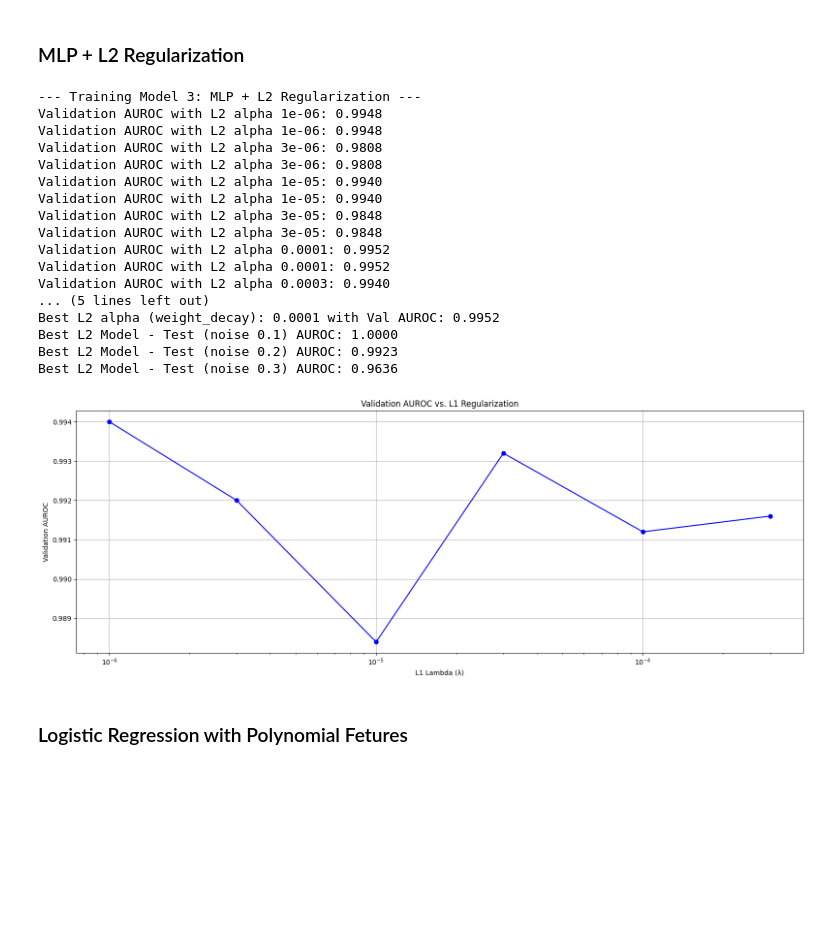
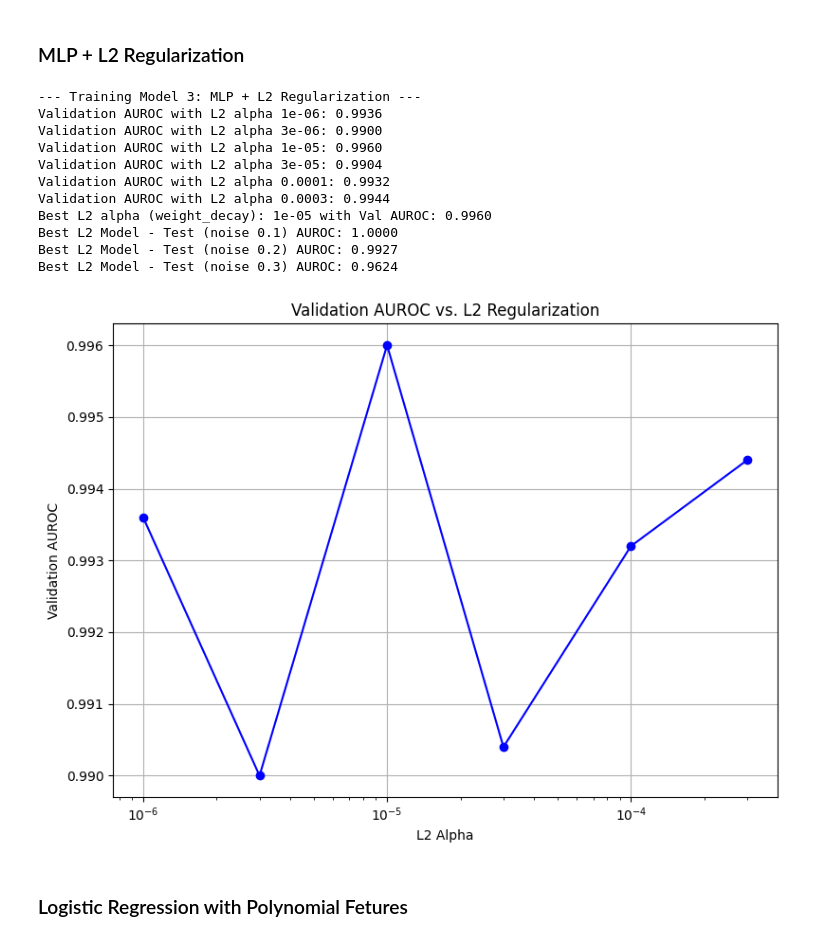
Before and after one commit to jsmaskeen/ES335-Assignment3, a Jupyter notebook: Task 2/two_moons.ipynb.ipynb, the cells around one changed output. Saved outputs shown, nothing was run; the diff lists cells and outputs as text; code cells hidden in the pictures; blank space fills up the shorter version.

```diff
--- a/Task 2/two_moons.ipynb.ipynb
+++ b/Task 2/two_moons.ipynb.ipynb
@@ -254,7 +254,7 @@ def train_network(model, X_train, y_train, X_val, y_val,
                   optimizer, criterion,
                   n_epochs=1000,
                   early_stopping_patience=None,
-                  l1_lambda=0.0):
+                  l1_lambda=0.0, l2_lambda=0.0):
 
     best_val_loss = float('inf')
     epochs_no_improve = 0
@@ -271,6 +271,10 @@ def train_network(model, X_train, y_train, X_val, y_val,
         if l1_lambda > 0:
             l1_norm = sum(p.abs().sum() for p in model.parameters())
             loss += l1_lambda * l1_norm
+
+        if l2_lambda > 0:
+            l2_norm = sum((p**2).sum() for p in model.parameters())
+            loss += l2_lambda * l2_norm
 
         # Backward and optimize
         optimizer.zero_grad()
@@ -459,7 +462,7 @@ best_l2_alpha = None
 for alpha in l2_alphas:
     model_l2 = SimpleMLP()
     # Add L2 penalty via weight_decay
-    optimizer_l2 = optim.Adam(model_l2.parameters(), lr=0.01, weight_decay=alpha)
+    optimizer_l2 = optim.Adam(model_l2.parameters(), lr=0.01)
     criterion = nn.BCEWithLogitsLoss()
 
     # print(f"Training with L2 alpha = {alpha}")
@@ -470,61 +473,56 @@ for alpha in l2_alphas:
         X_val=X_val_t, y_val=y_val_t,
         optimizer=optimizer_l2,
         criterion=criterion,
-        n_epochs=2000
+        n_epochs=2000,
+        l2_lambda=alpha
     )
 
     val_auroc = get_auroc(model_l2, X_val_t, y_val_t)
     print(f"Validation AUROC with L2 alpha {alpha}: {val_auroc:.4f}")
     val_aurocs_l2.append(val_auroc)
 
     if val_auroc > best_l2_auroc:
         best_l2_auroc = val_auroc
         best_l2_model = model_l2 # Save the model object
         best_l2_alpha = alpha
 
 print(f"Best L2 alpha (weight_decay): {best_l2_alpha} with Val AUROC: {best_l2_auroc:.4f}")
 
 # Report robustness of the best L2 model
 auroc_l2_test1 = get_auroc(best_l2_model, X_test_01_t, y_test_01_t)
 auroc_l2_test2 = get_auroc(best_l2_model, X_test_02_t, y_test_02_t)
 auroc_l2_test3 = get_auroc(best_l2_model, X_test_03_t, y_test_03_t)
 print(f"Best L2 Model - Test (noise 0.1) AUROC: {auroc_l2_test1:.4f}")
 print(f"Best L2 Model - Test (noise 0.2) AUROC: {auroc_l2_test2:.4f}")
 print(f"Best L2 Model - Test (noise 0.3) AUROC: {auroc_l2_test3:.4f}")
 
-# Plotting the results for L1
-fig, (ax1) = plt.subplots(1, 1, figsize=(16, 6))
+# Plotting the results for L2
+fig, (ax1) = plt.subplots(1, 1, figsize=(8, 6))
 
-# Plot Validation AUROC vs. Lambda
-ax1.plot(l1_lambdas, val_aurocs_l1, 'bo-')
+# Plot Validation AUROC vs. Alpha
+ax1.plot(l2_alphas, val_aurocs_l2, 'bo-')
 ax1.set_xscale('log')
-ax1.set_xlabel('L1 Lambda (λ)')
+ax1.set_xlabel('L2 Alpha')
 ax1.set_ylabel('Validation AUROC')
-ax1.set_title('Validation AUROC vs. L1 Regularization')
+ax1.set_title('Validation AUROC vs. L2 Regularization')
 ax1.grid(True)
 
 
 plt.tight_layout()
 plt.show()
 # %% [output]
 --- Training Model 3: MLP + L2 Regularization ---
-Validation AUROC with L2 alpha 1e-06: 0.9948
-Validation AUROC with L2 alpha 1e-06: 0.9948
-Validation AUROC with L2 alpha 3e-06: 0.9808
-Validation AUROC with L2 alpha 3e-06: 0.9808
-Validation AUROC with L2 alpha 1e-05: 0.9940
-Validation AUROC with L2 alpha 1e-05: 0.9940
-Validation AUROC with L2 alpha 3e-05: 0.9848
-Validation AUROC with L2 alpha 3e-05: 0.9848
-Validation AUROC with L2 alpha 0.0001: 0.9952
-Validation AUROC with L2 alpha 0.0001: 0.9952
-Validation AUROC with L2 alpha 0.0003: 0.9940
-... (5 lines left out)
-Best L2 alpha (weight_decay): 0.0001 with Val AUROC: 0.9952
+Validation AUROC with L2 alpha 1e-06: 0.9936
+Validation AUROC with L2 alpha 3e-06: 0.9900
+Validation AUROC with L2 alpha 1e-05: 0.9960
+Validation AUROC with L2 alpha 3e-05: 0.9904
+Validation AUROC with L2 alpha 0.0001: 0.9932
+Validation AUROC with L2 alpha 0.0003: 0.9944
+Best L2 alpha (weight_decay): 1e-05 with Val AUROC: 0.9960
 Best L2 Model - Test (noise 0.1) AUROC: 1.0000
-Best L2 Model - Test (noise 0.2) AUROC: 0.9923
-Best L2 Model - Test (noise 0.3) AUROC: 0.9636
+Best L2 Model - Test (noise 0.2) AUROC: 0.9927
+Best L2 Model - Test (noise 0.3) AUROC: 0.9624
-[figure, old version]
+[figure, new version]
 # %% [markdown]
 ### Logistic Regression with Polynomial Fetures
 # %%
```
Also changed, not shown: parts of 12 cells of this notebook.
